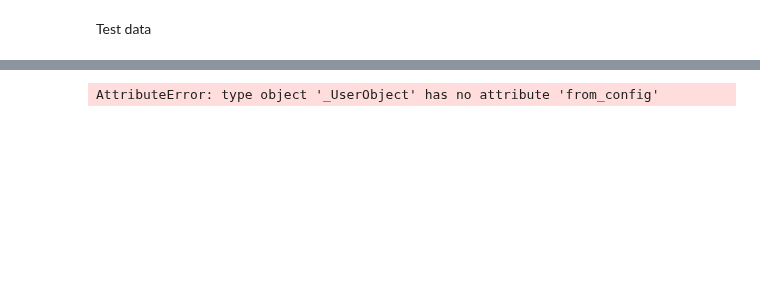
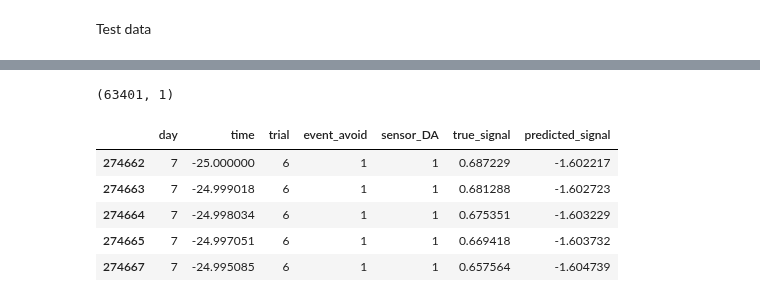
Before and after one commit to Mschaid/ENIGMA, a Jupyter notebook: notebooks/model_experimentation.ipynb, the cells around one changed output, grey strips where cells are left out. Saved outputs shown, nothing was run; the diff lists cells and outputs as text; code cells hidden in the pictures; blank space fills up the shorter version.

```diff
--- a/notebooks/model_experimentation.ipynb
+++ b/notebooks/model_experimentation.ipynb
@@ -53,4 +59,15 @@ X_test
 # %%
-ltsm_model = tf.keras.models.clone_model(ltsm_model)
+prediction.shape
 # %% [output]
-AttributeError: type object '_UserObject' has no attribute 'from_config'
+(63401, 1)
+# %%
+combined_data = X_test.assign(true_signal = y_test,
+                              predicted_signal = prediction)
+combined_data.head()
+# %% [output]
+|  | day | time | trial | event_avoid | sensor_DA | true_signal | predicted_signal |
+| 274662 | 7 | -25.000000 | 6 | 1 | 1 | 0.687229 | -1.602217 |
+| 274663 | 7 | -24.999018 | 6 | 1 | 1 | 0.681288 | -1.602723 |
+| 274664 | 7 | -24.998034 | 6 | 1 | 1 | 0.675351 | -1.603229 |
+| 274665 | 7 | -24.997051 | 6 | 1 | 1 | 0.669418 | -1.603732 |
+| 274667 | 7 | -24.995085 | 6 | 1 | 1 | 0.657564 | -1.604739 |
```
Also changed, not shown: parts of 9 cells of this notebook, 2 other files.
